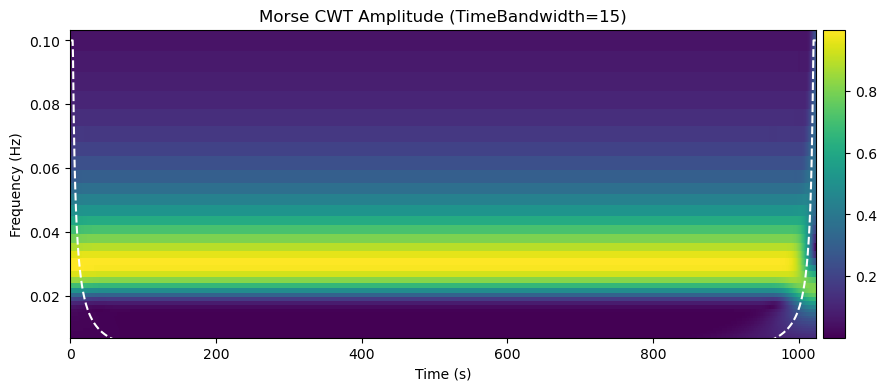
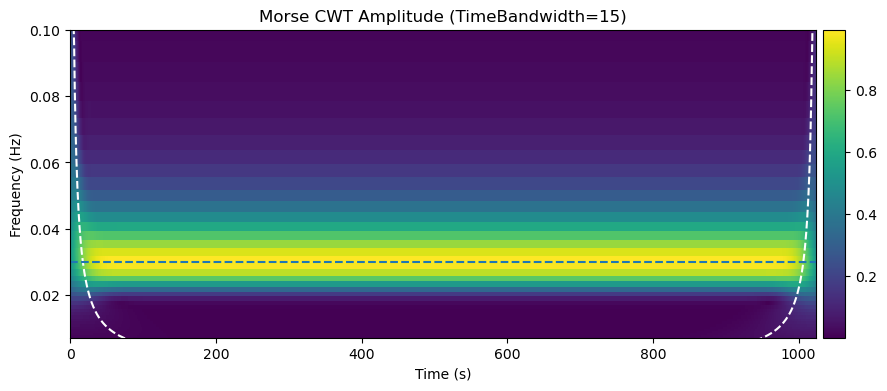
Code edit (unified diff) that turned the first committed figure into the second:
--- before
+++ after
@@ -1,6 +1,6 @@
 f, ax = wf.plot_cwt(amp, freq, t, add_colorbar=True)
-ylims = ax.get_ylim()
 ax.plot(t, coi, color='w', ls='--')
-ax.set_ylim(ylims)
+ax.set_ylim([freq.min(), freq.max()])
+ax.axhline(fsignal, ls='--')
 ax.set_ylabel("Frequency (Hz)")
 ax.set_xlabel("Time (s)")

Commit: add check for COIs